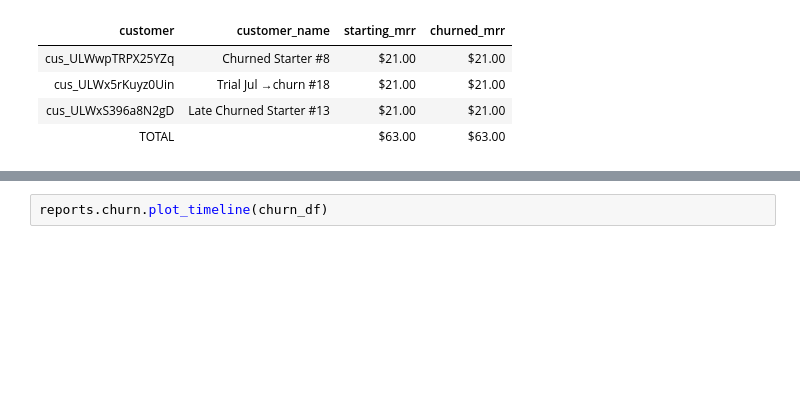
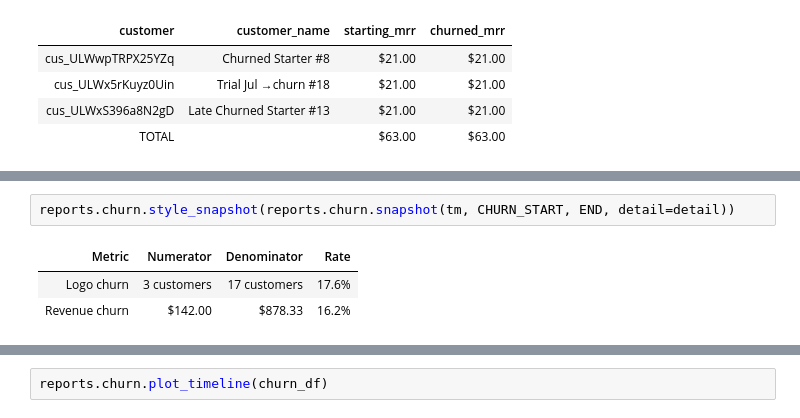
Before and after one commit to ondraz/tidemill, a Jupyter notebook: docs/notebooks/02_churn.ipynb, the cells around one changed output, grey strips where cells are left out. Cells and saved outputs as stored; diff of their text form; blank space fills up the shorter version.

```diff
--- a/docs/notebooks/02_churn.ipynb
+++ b/docs/notebooks/02_churn.ipynb
@@ -52,0 +80,6 @@ C_churned: 3 customers, $63.00 lost MRR
+# %%
+reports.churn.style_snapshot(reports.churn.snapshot(tm, CHURN_START, END, detail=detail))
+# %% [output]
+| Metric | Numerator | Denominator | Rate |
+| Logo churn | 3 customers | 17 customers | 17.6% |
+| Revenue churn | $142.00 | $878.33 | 16.2% |
```
Also changed, not shown: parts of 7 cells of this notebook, 7 other files.
